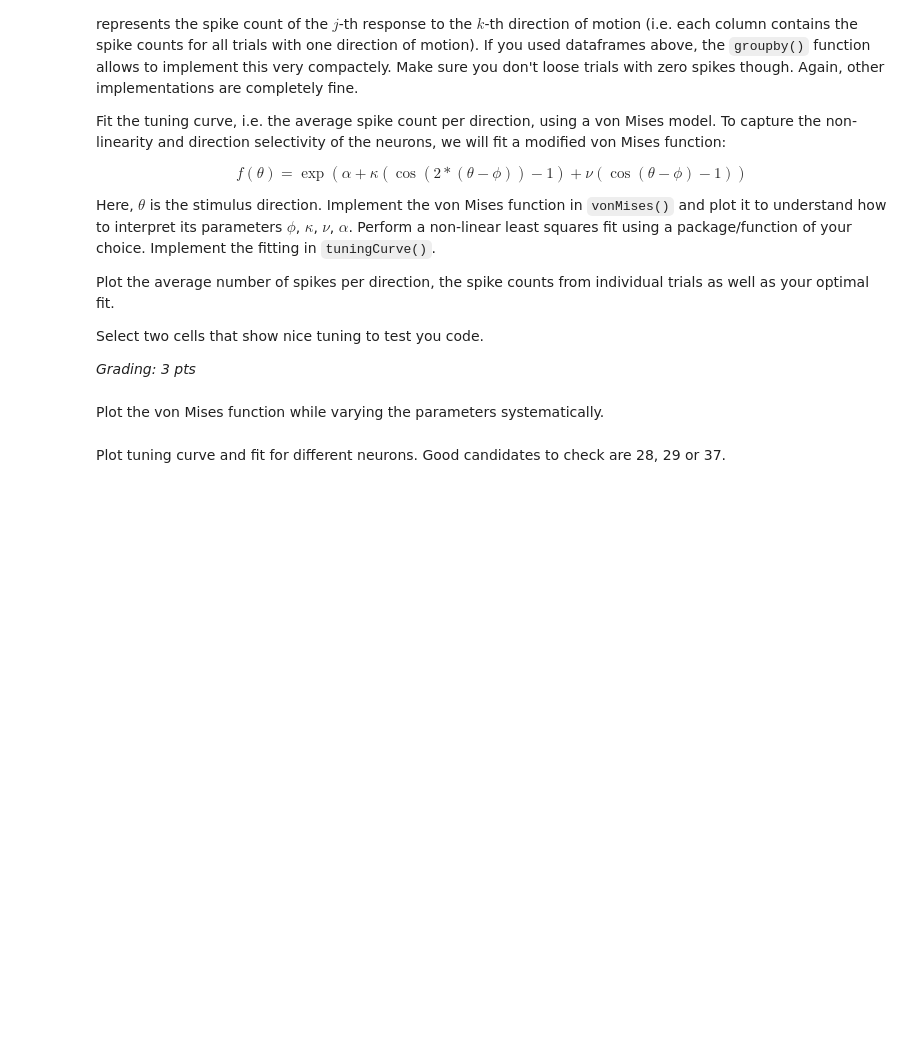
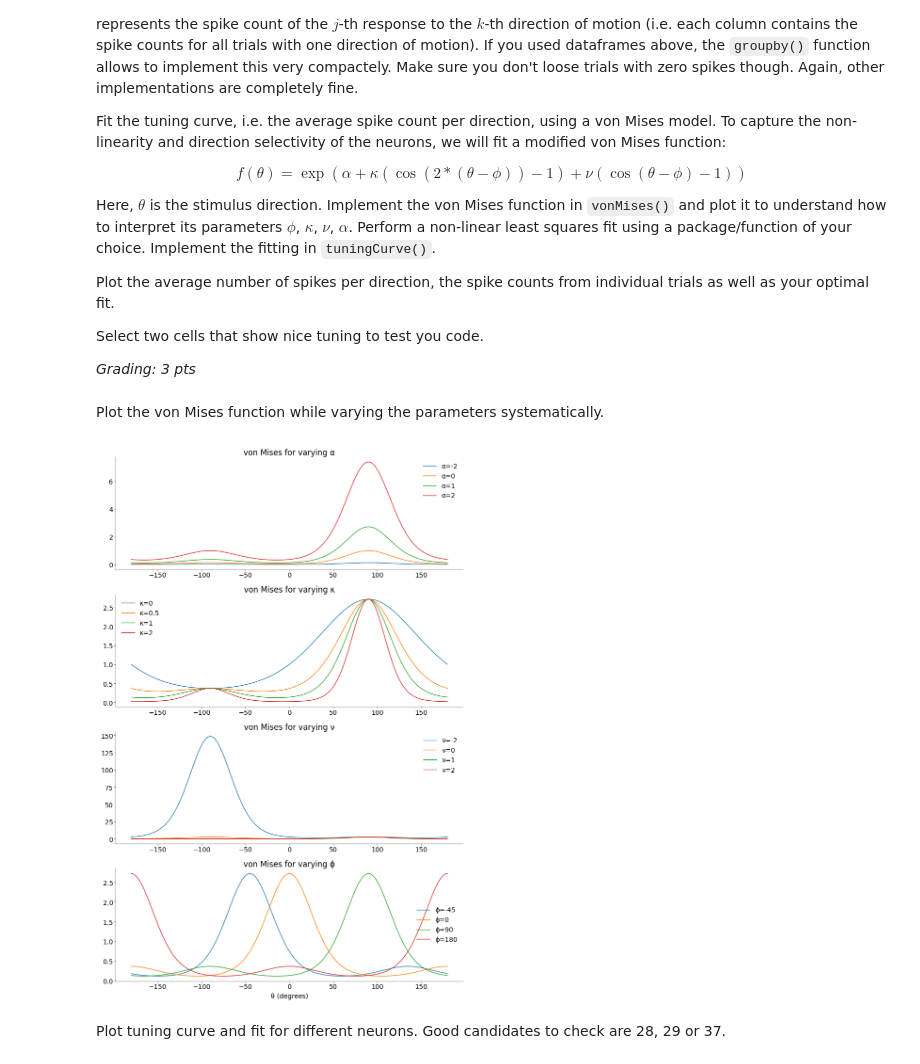
Before and after one commit to madhavi2104/Neural_Data_Science, a Jupyter notebook: CodingLab4.ipynb, the cells around one changed output. Saved outputs shown, nothing was run; the diff lists cells and outputs as text; code cells hidden in the pictures; blank space fills up the shorter version.

```diff
--- a/CodingLab4.ipynb
+++ b/CodingLab4.ipynb
@@ -274,6 +353,15 @@ def vonMises(θ: np.ndarray, α: float, κ: float, ν: float, ϕ: float) -> np.n
     # Implement the Mises model (0.5 pts)
     # -----------------------------------
 
+    # Convert degrees to radians
+    θ_rad = np.radians(θ)
+    ϕ_rad = np.radians(ϕ)
+
+    # Compute the von Mises function
+    f = np.exp(
+        α + κ * (np.cos(2 * (θ_rad - ϕ_rad)) - 1) + ν * (np.cos(θ_rad - ϕ_rad) - 1)
+    )
+
     return f
 # %% [markdown]
 Plot the von Mises function while varying the parameters systematically.
@@ -286,3 +368,47 @@ fig, ax = plt.subplots(figsize=(8, 4))
+# %%
+# --------------------------------------------------------------------------------
+# plot von Mises curves with varying parameters and explain what they do (0.5 pts)
+# --------------------------------------------------------------------------------
+
+# Define stimulus directions
+X = np.linspace(-180, 180, 1000)
+
+# Plot von Mises with varying parameters
+fig, ax = plt.subplots(4, 1, figsize=(8, 12))
+
+# Plot von Mises for varying α
+for α in [-2, 0, 1, 2]:
+    ax[0].plot(X, vonMises(X, α=α, κ=1, ν=1, ϕ=90), label=f"α={α}")
+
+ax[0].set_title("von Mises for varying α")
+ax[0].legend()
+
+# Plot von Mises for varying κ
+for κ in [0, 0.5, 1, 2]:
+    ax[1].plot(X, vonMises(X, α=1, κ=κ, ν=1, ϕ=90), label=f"κ={κ}")
+
+ax[1].set_title("von Mises for varying κ")
+ax[1].legend()
+
+# Plot von Mises for varying ν
+for ν in [-2, 0, 1, 2]:
+    ax[2].plot(X, vonMises(X, α=1, κ=1, ν=ν, ϕ=90), label=f"ν={ν}")
+
+ax[2].set_title("von Mises for varying ν")
+ax[2].legend()
+
+# Plot von Mises for varying ϕ
+for ϕ in [-45, 0, 90, 180]:
+    ax[3].plot(X, vonMises(X, α=1, κ=1, ν=1, ϕ=ϕ), label=f"ϕ={ϕ}")
+
+ax[3].set_title("von Mises for varying ϕ")
+ax[3].legend()
+
+plt.xlabel("θ (degrees)")
+plt.tight_layout()
+plt.show()
+# %% [output]
+[figure, added]
 # %%
 def tuningCurve(counts: np.ndarray, dirs: np.ndarray, show: bool = True) -> np.ndarray:
     """Fit a von Mises tuning curve to the spike counts in count with direction dir using a least-squares fit.
```
Also changed, not shown: parts of 15 cells of this notebook.
